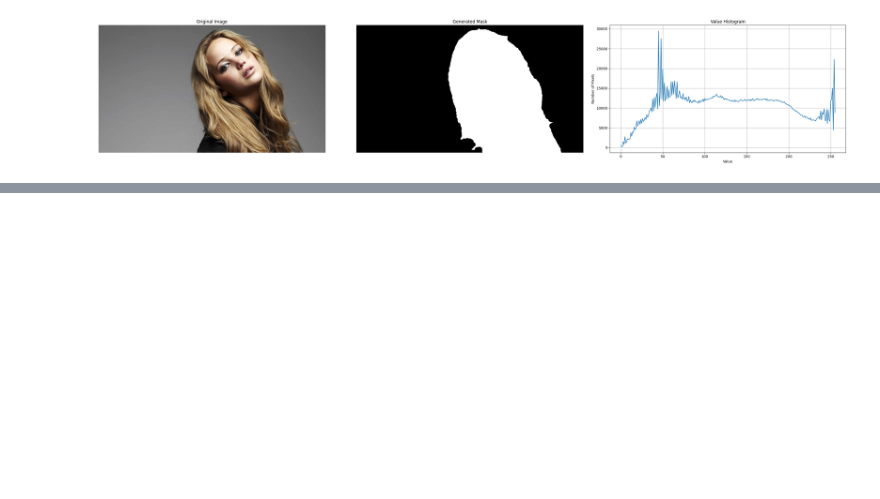
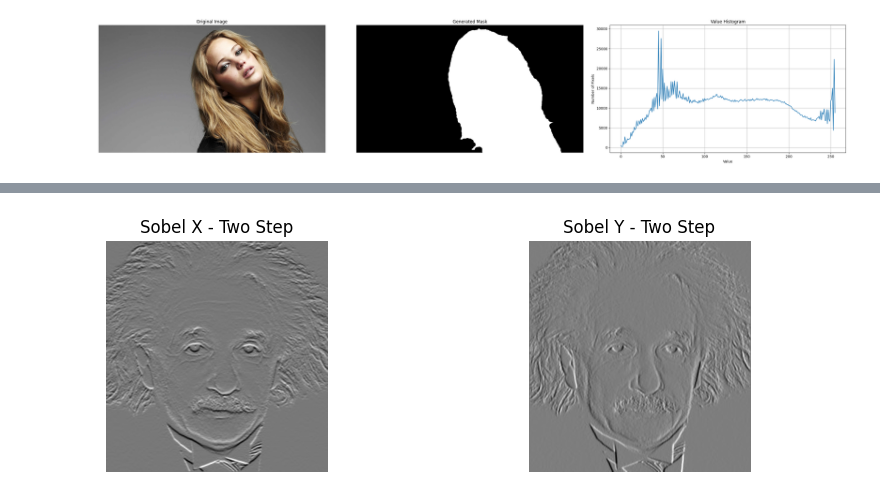
Before and after one commit to SenudaHR/EN3160-Image-Processing-Machine-Vision, a Jupyter notebook: Assignment 1/EN3160_230548R.ipynb, the cells around one changed output, grey strips where cells are left out. Saved outputs shown, nothing was run; the diff lists cells and outputs as text; code cells hidden in the pictures; blank space fills up the shorter version.

```diff
--- a/Assignment 1/EN3160_230548R.ipynb
+++ b/Assignment 1/EN3160_230548R.ipynb
@@ -215,0 +289,18 @@ plt.show()
+# %%
+a=np.array([[1],[2],[1]])
+b=np.array([1, 0, -1])
+im_ya=cv.filter2D(albert, cv.CV_64F, a)
+im_yb=cv.filter2D(im_ya, cv.CV_64F, b)
+#Sobel X
+a1 = np.array([1, 2, 1])
+b1 = np.array([[1],[ 0],[-1]])
+im_xa=cv.filter2D(albert, cv.CV_64F, a1)
+im_xb=cv.filter2D(im_xa, cv.CV_64F, b1)
+
+fig, axs = plt.subplots(1, 2, figsize=(10, 3))
+axs[1].imshow(im_yb, cmap='gray');axs[1].set_title('Sobel Y - Two Step')
+axs[0].imshow(im_xb, cmap='gray');axs[0].set_title('Sobel X - Two Step')
+axs[0].axis(False);axs[1].axis(False)
+plt.show()
+# %% [output]
+[figure, added]
```
Also changed, not shown: parts of 7 cells of this notebook.
